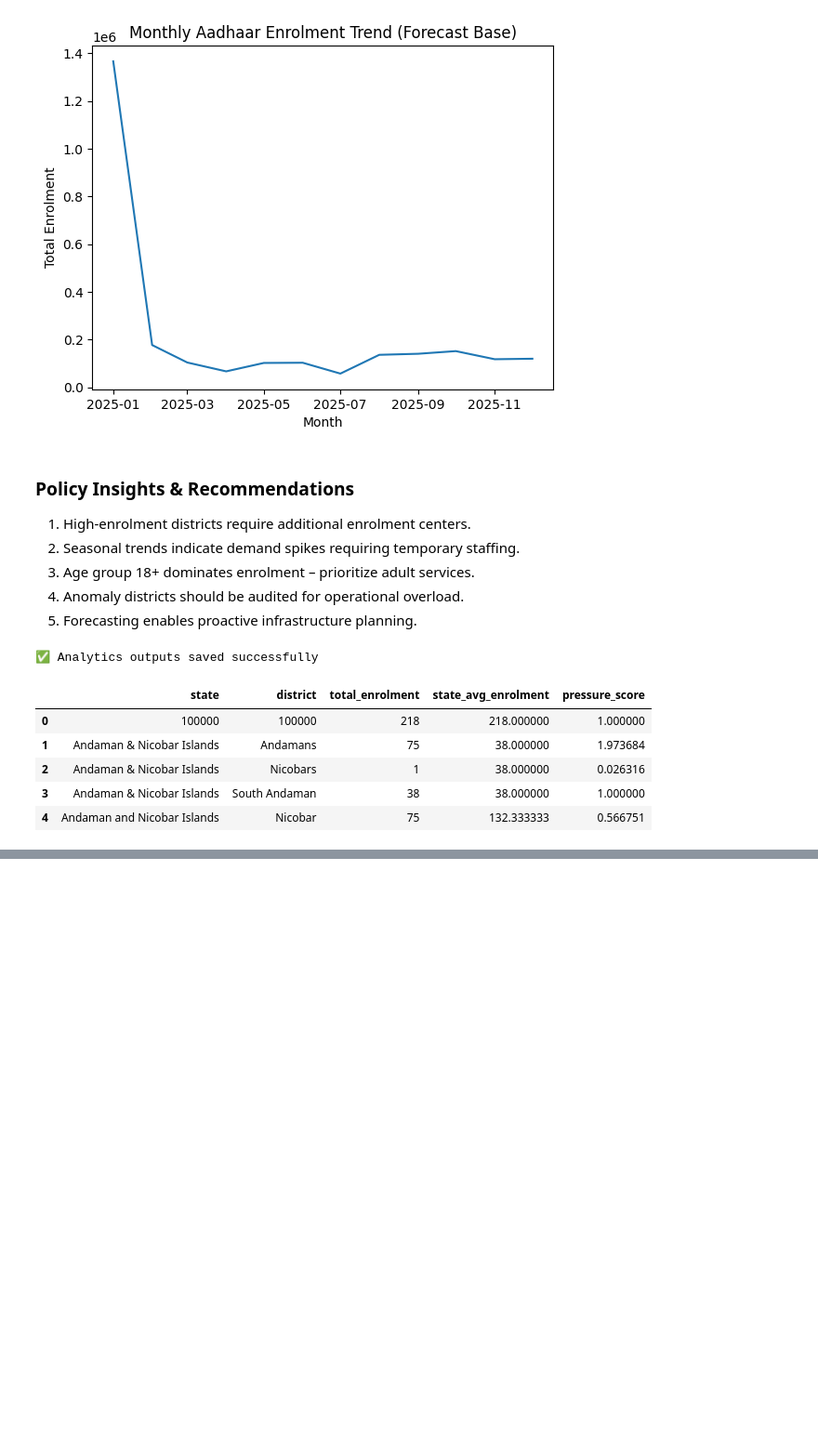
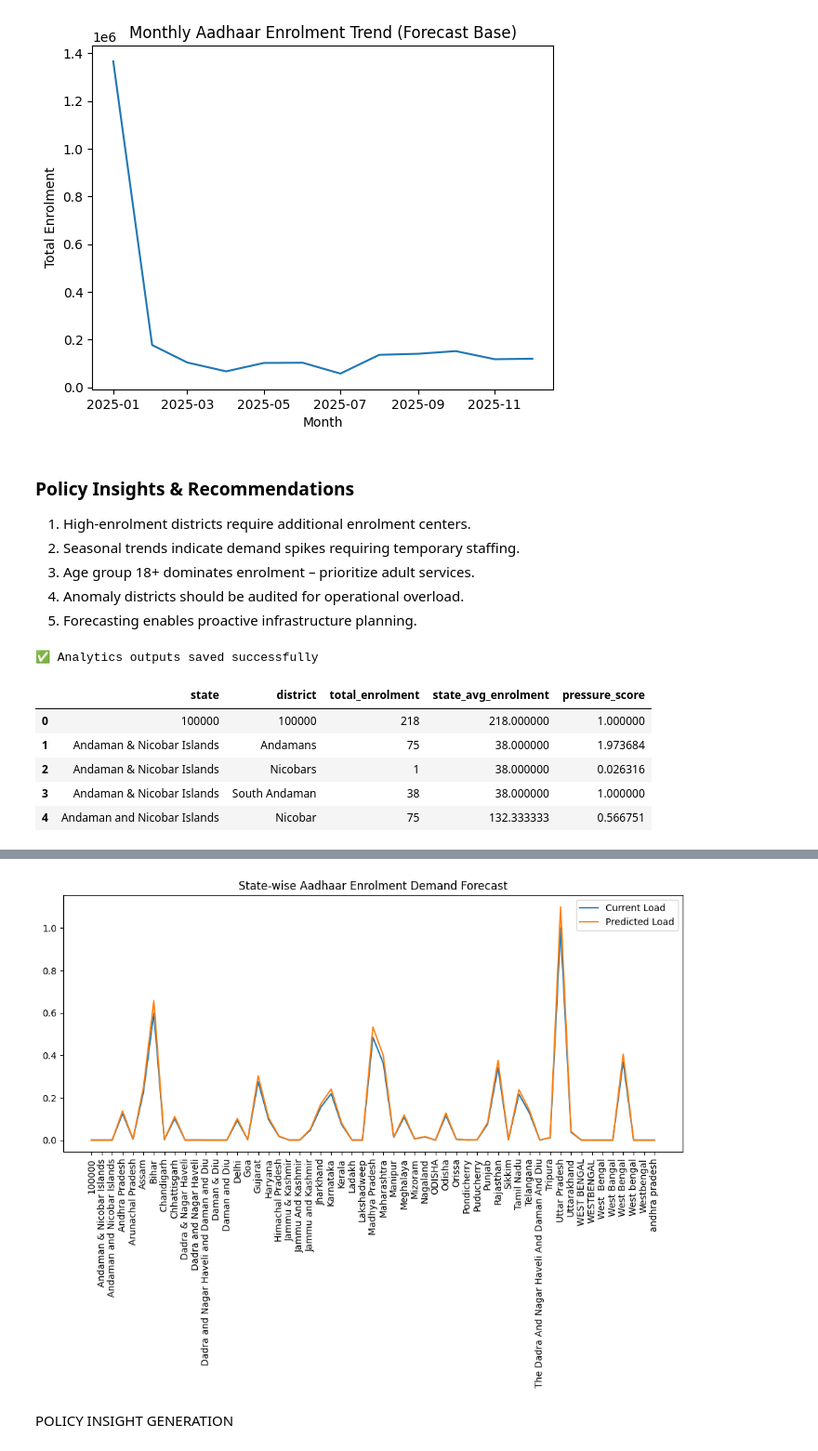
Before and after one commit to Shaheen010507/UIDAI_Hackathon_2026, a Jupyter notebook: Aadhaar_Analytics_Project.ipynb, the cells around one changed output, grey strips where cells are left out. Shown at 93% size. Drawn from its saved outputs; the diff is of its cells as text; code cells hidden in the pictures; blank space fills up the shorter version.

```diff
--- a/Aadhaar_Analytics_Project.ipynb
+++ b/Aadhaar_Analytics_Project.ipynb
@@ -508,0 +711,9 @@ district_load.sort_values(
+# %%
+# CELL 42 — ANOMALY DETECTION
+
+df['z_score'] = (
+    df['total_enrolment'] - df['total_enrolment'].mean()
+) / df['total_enrolment'].std()
+
+anomalies = df[np.abs(df['z_score']) > 3]
+anomalies[['state', 'district', 'total_enrolment', 'z_score']].head()
@@ -508,0 +734,9 @@ district_load.sort_values(
+# %%
+# Aggregate state-wise enrolment
+state_trend = (
+    df.groupby('state')['total_enrolment']
+    .sum()
+    .reset_index()
+)
+
+state_trend.head()
@@ -508,0 +750,12 @@ district_load.sort_values(
+# %%
+from sklearn.preprocessing import MinMaxScaler
+
+scaler = MinMaxScaler()
+state_trend['enrolment_scaled'] = scaler.fit_transform(
+    state_trend[['total_enrolment']]
+)
+# %%
+# Simulate next-cycle demand (+10%)
+state_trend['predicted_demand'] = state_trend['enrolment_scaled'] * 1.10
+
+state_trend.head()
@@ -508,0 +769,12 @@ district_load.sort_values(
+# %%
+plt.figure(figsize=(12,5))
+plt.plot(state_trend['state'], state_trend['enrolment_scaled'], label='Current Load')
+plt.plot(state_trend['state'], state_trend['predicted_demand'], label='Predicted Load')
+plt.xticks(rotation=90)
+plt.legend()
+plt.title("State-wise Aadhaar Enrolment Demand Forecast")
+plt.show()
+# %% [output]
+[figure, added]
+# %% [markdown]
+POLICY INSIGHT GENERATION
```
Also changed, not shown: parts of 38 cells of this notebook.
